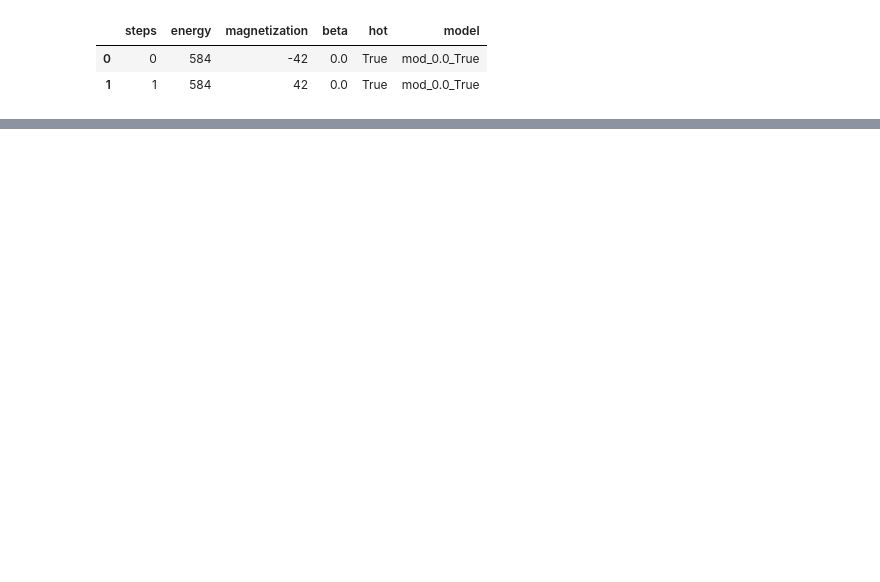
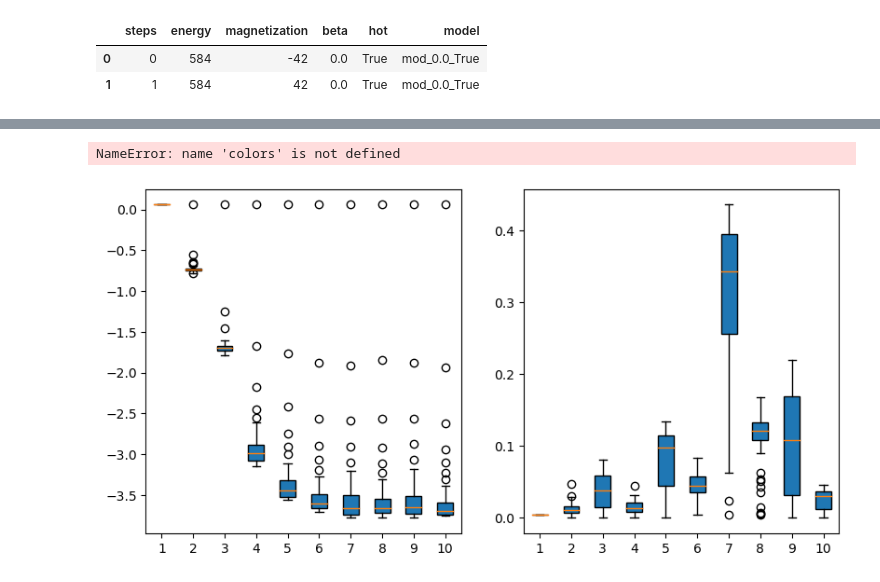
Before and after one commit to lbitsiko/ising-agent, a Jupyter notebook: plotting.ipynb, the cells around one changed output, grey strips where cells are left out. Saved outputs shown, nothing was run; the diff lists cells and outputs as text; code cells hidden in the pictures; blank space fills up the shorter version.

```diff
--- a/plotting.ipynb
+++ b/plotting.ipynb
@@ -71,0 +104,48 @@ plt.show()
+# %%
+fig, (ax1, ax2) = plt.subplots(nrows=1, ncols=2, figsize=(1.5*6.4, 4.8))
+
+# aggregate for boxplots
+energy_data = []
+magnetization_data = []
+for beta in betas:
+    df_plot = df[(df["beta"] == beta) & (df["hot"])]  # filter beta and hot configuration
+
+    energy_data.append(df_plot["energy"].tolist())
+    magnetization_data.append(df_plot["magnetization_abs"].tolist())
+
+# boxplots
+bp1 = ax1.boxplot(energy_data, patch_artist=True)
+bp2 = ax2.boxplot(magnetization_data, patch_artist=True)
+
+# applying colors to the boxes
+for patch, color in zip(bp1['boxes'], colors):
+    patch.set_facecolor(color)
+for patch, color in zip(bp2['boxes'], colors):
+    patch.set_facecolor(color)
+
+# set titles, etc.
+fig.suptitle("Boxplot of Energy and Magnetization \n Hot starting configuration")
+
+ax1.set_title("Energy across beta")
+ax2.set_title("Magnetization across beta")
+
+ax1.set_xlabel("Beta")
+ax2.set_xlabel("Beta")
+
+ax1.set_ylabel("Energy per atom")
+ax2.set_ylabel("Magnetization per atom")
+
+# beta ticks
+ax1.set_xticks(np.arange(1, len(betas) + 1))
+ax1.set_xticklabels([f"{beta:.1f}" for beta in betas])
+ax2.set_xticks(np.arange(1, len(betas) + 1))
+ax2.set_xticklabels([f"{beta:.1f}" for beta in betas])
+
+ax1.grid(ls=':')
+ax2.grid(ls=':')
+
+plt.tight_layout()
+plt.show()
+# %% [output]
+NameError: name 'colors' is not defined
+[figure, added]
```
Also changed, not shown: parts of 9 cells of this notebook.
